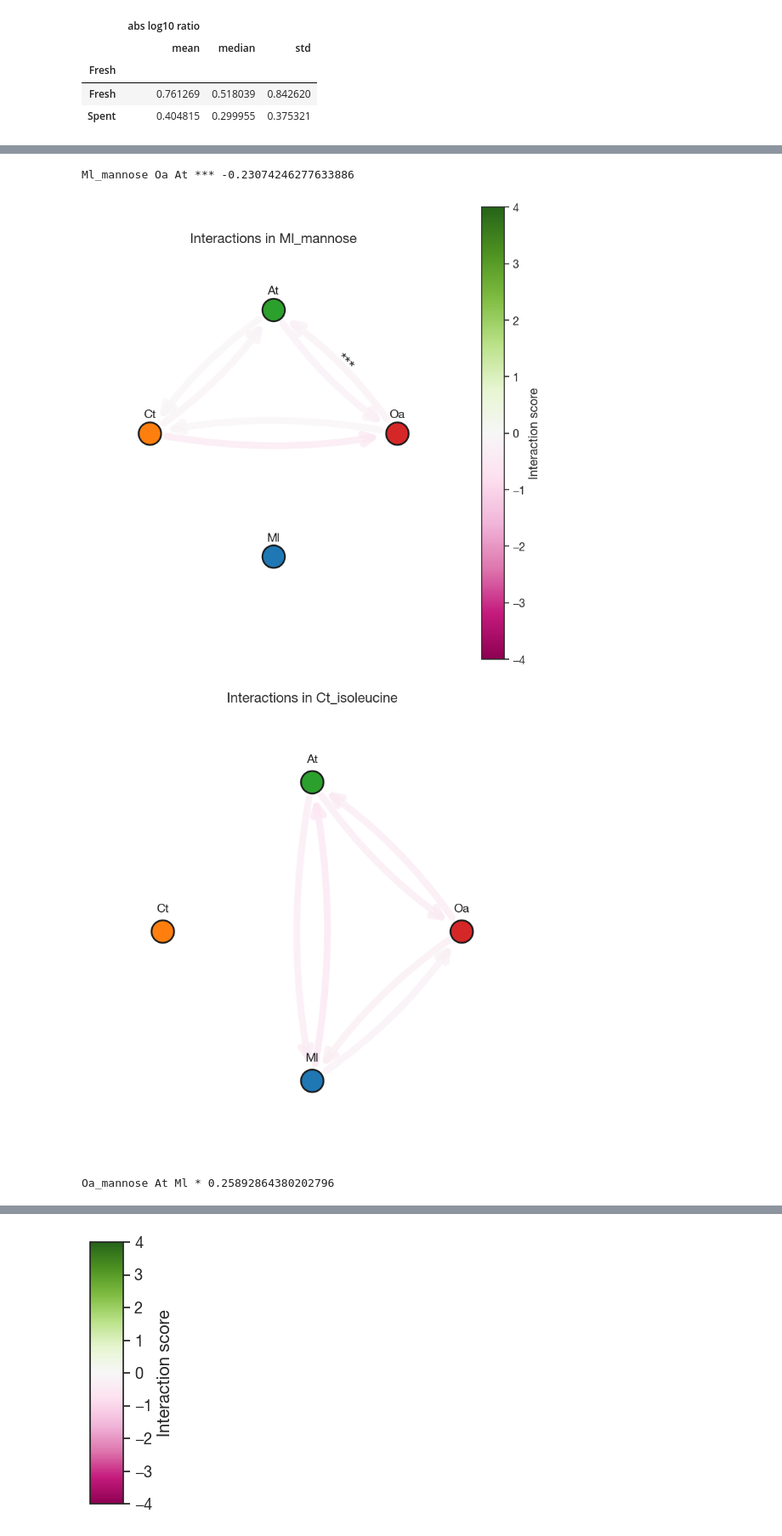
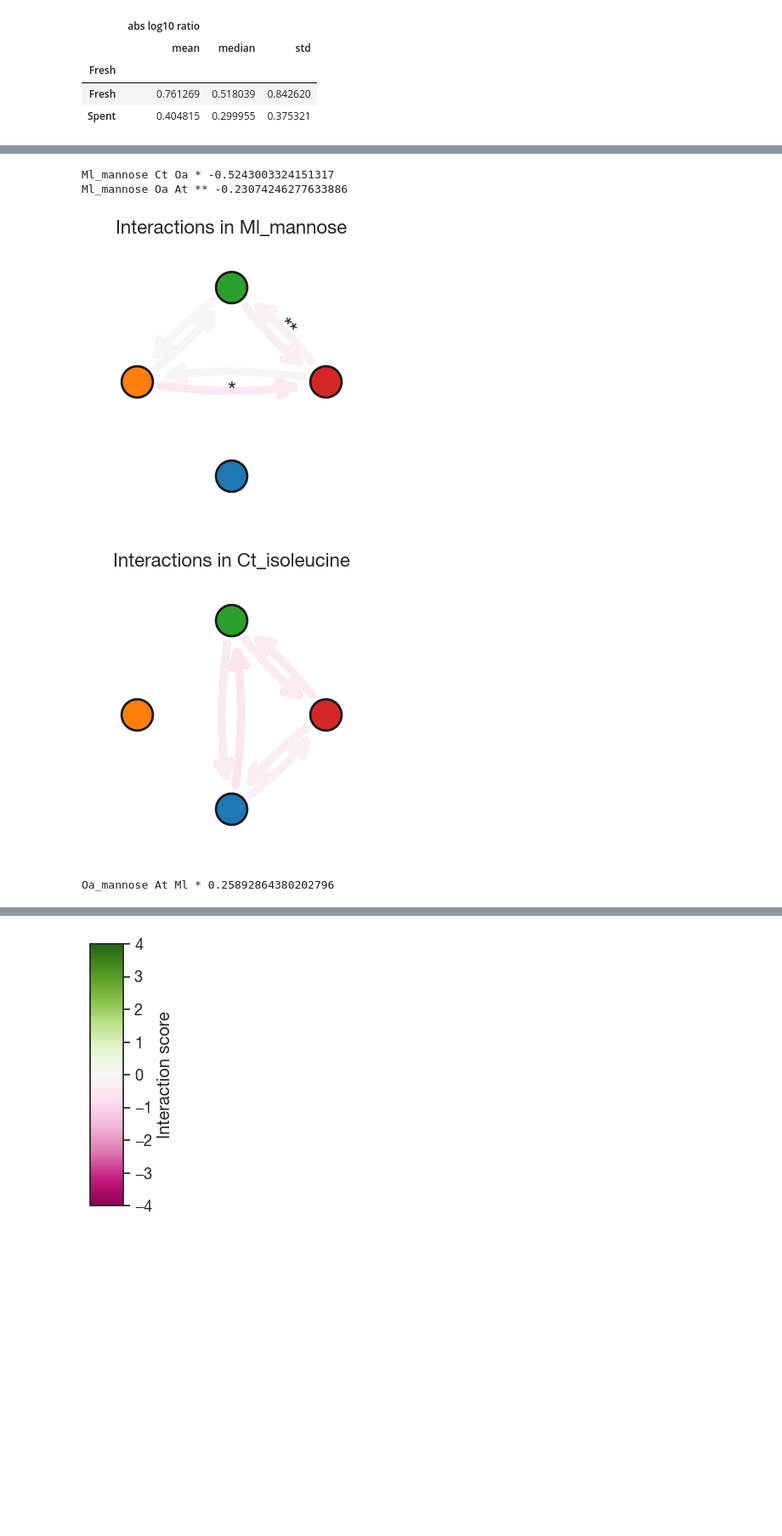
Before and after one commit to sulheim/coexistence, a Jupyter notebook: notebooks/5_interactions/5B_plot_interactions2.ipynb, the cells around one changed output, grey strips where cells are left out. Shown at 85% size. Cells and saved outputs as stored; diff of their text form; code cells hidden in the pictures; blank space fills up the shorter version.

Commit message:
redo plots

```diff
--- a/notebooks/5_interactions/5B_plot_interactions2.ipynb
+++ b/notebooks/5_interactions/5B_plot_interactions2.ipynb
@@ -73,7 +73,7 @@ for medium in df.Medium.unique():
 
         lrr_s2 = log10(s2_co/s2_mono)
         # lrr_s2 = np.log10(s2_growth_in_co.mean()/s2_growth_in_mono.mean())
-        ttest_res2 = st.ttest_ind(s2_growth_in_mono, s2_growth_in_co)
+        ttest_res2 = st.ttest_ind(s2_growth_in_mono, s2_growth_in_co, equal_var=False)
 
         # rd_s1 = (s1_growth_in_co.mean()-s1_growth_in_mono.mean())/s2_growth_in_co.mean()
         # rd_s2 = (s2_growth_in_co.mean()-s2_growth_in_mono.mean())/s1_growth_in_co.mean()
@@ -374,9 +377,10 @@ norm = plt.Normalize(vmin=-4,
                      vmax=4)
 cmap = plt.cm.PiYG  # Red for negative, blue for positive
 for i, medium in enumerate(interactions_df.Medium.unique()):
-    df_medium = interactions_df.loc[interactions_df.Medium == medium]
-    fig, ax = plt.subplots(1, 1, figsize=(8, 8))
+    df_medium = interactions_df.loc[interactions_df.Medium == medium].copy()
+    fig, ax = plt.subplots(1, 1, figsize=(4, 4))
 
+    df_medium.sort_values(by = 'log10 ratio', inplace = True)
     # Draw arrows for each interaction
     for _, row in df_medium.iterrows():
         focal = row['Focal species']
@@ -391,9 +395,11 @@ for i, medium in enumerate(interactions_df.Medium.unique()):
             (x1, y1), (x2, y2),
             arrowstyle='->',
             mutation_scale=30,
-            linewidth=8,
+            linewidth=7,
+            # fill = True,
+            # edgecolor = 'k',
             color=cmap(norm(strength)),
-            alpha=0.7,
+            alpha=1,
             connectionstyle="arc3,rad=0.1",  # Creates curved arrow (rad controls curvature)
             shrinkA=20, shrinkB=20
         )
@@ -439,36 +445,37 @@ for i, medium in enumerate(interactions_df.Medium.unique()):
         #     sig_marker = '**'
         # elif row['Corrected pvalue'] < 0.05:
         #     sig_marker = '*'
         # else:
         #     sig_marker = ''
         #
         # if sig_marker:
         #     ax.text(mx + offset_x, my + offset_y, sig_marker,
         #             ha='center', va='center', fontsize=12, fontweight='bold')
 
 
 
     # Draw species points
     for species, (x, y) in species_pos.items():
         ax.scatter(x, y, s=700, color=species_palette[species],
                 edgecolor='k', linewidth=2, zorder=10)
-        ax.text(x, y+0.15, species, ha='center', va='center',
-            fontsize=14, fontweight='bold', color='k')
+        # ax.text(x, y+0.3, species, ha='center', va='center',
+        #     fontsize=14, fontweight='bold', color='k')
 
     # if i == 0:
         # Add colorbar
 
     ax.set_xlim(-1.5, 1.5)
     ax.set_ylim(-1.5, 1.5)
     ax.set_aspect('equal')
     ax.axis('off')
     ax.set_title(f'Interactions in {medium}', fontsize=16)
 
     plt.tight_layout()
     plt.savefig(figure_folder / f'interaction_network_{medium}.pdf', bbox_inches='tight')
     plt.show()
 # %% [output]
-Ml_mannose Oa At *** -0.23074246277633886
+Ml_mannose Ct Oa * -0.5243003324151317
+Ml_mannose Oa At ** -0.23074246277633886
-[figure, old version]
+[figure, new version]
-[figure, old version]
+[figure, new version]
 Oa_mannose At Ml * 0.25892864380202796
```
Also changed, not shown: parts of 12 cells of this notebook, 6 other files.
